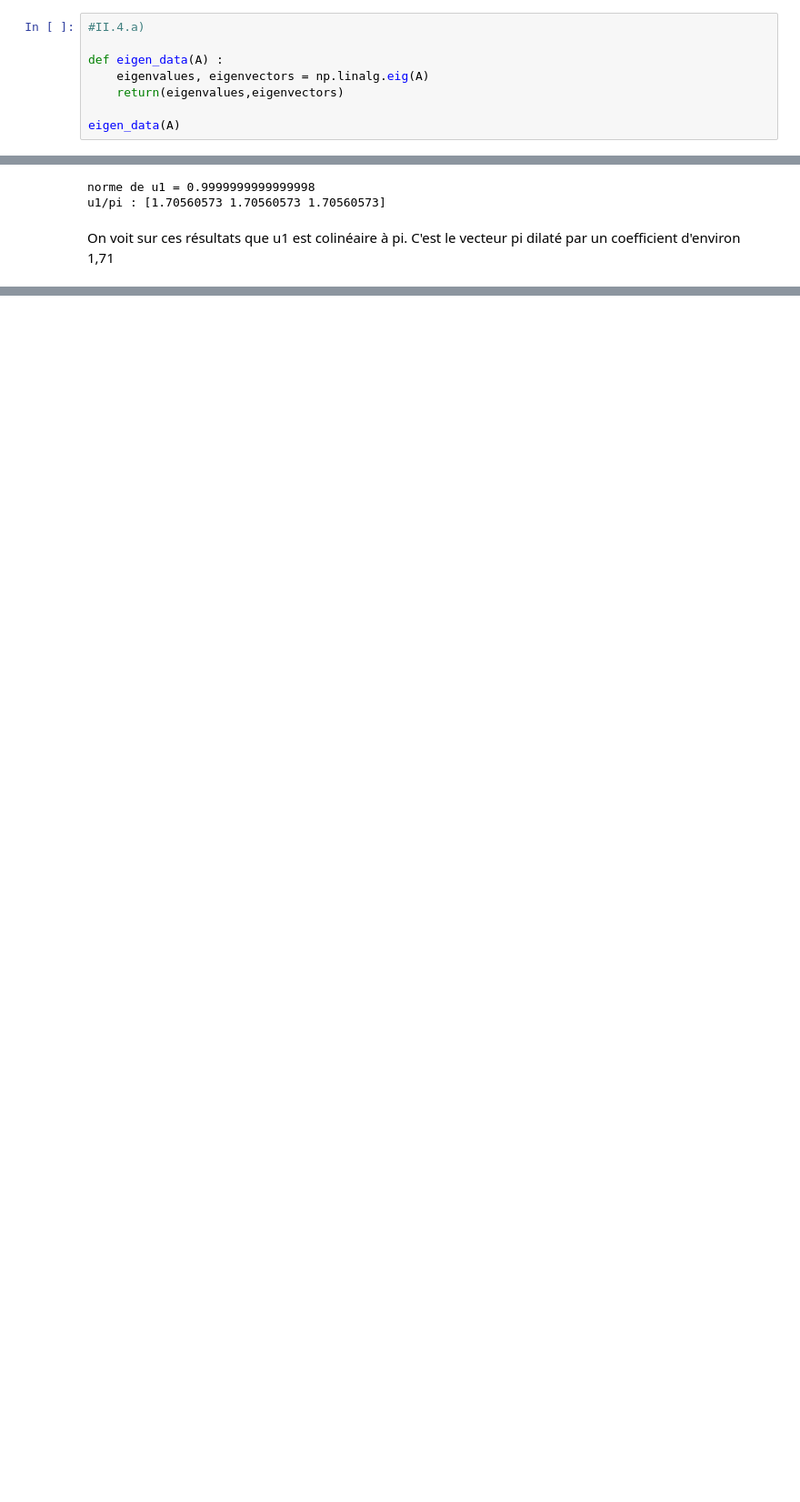
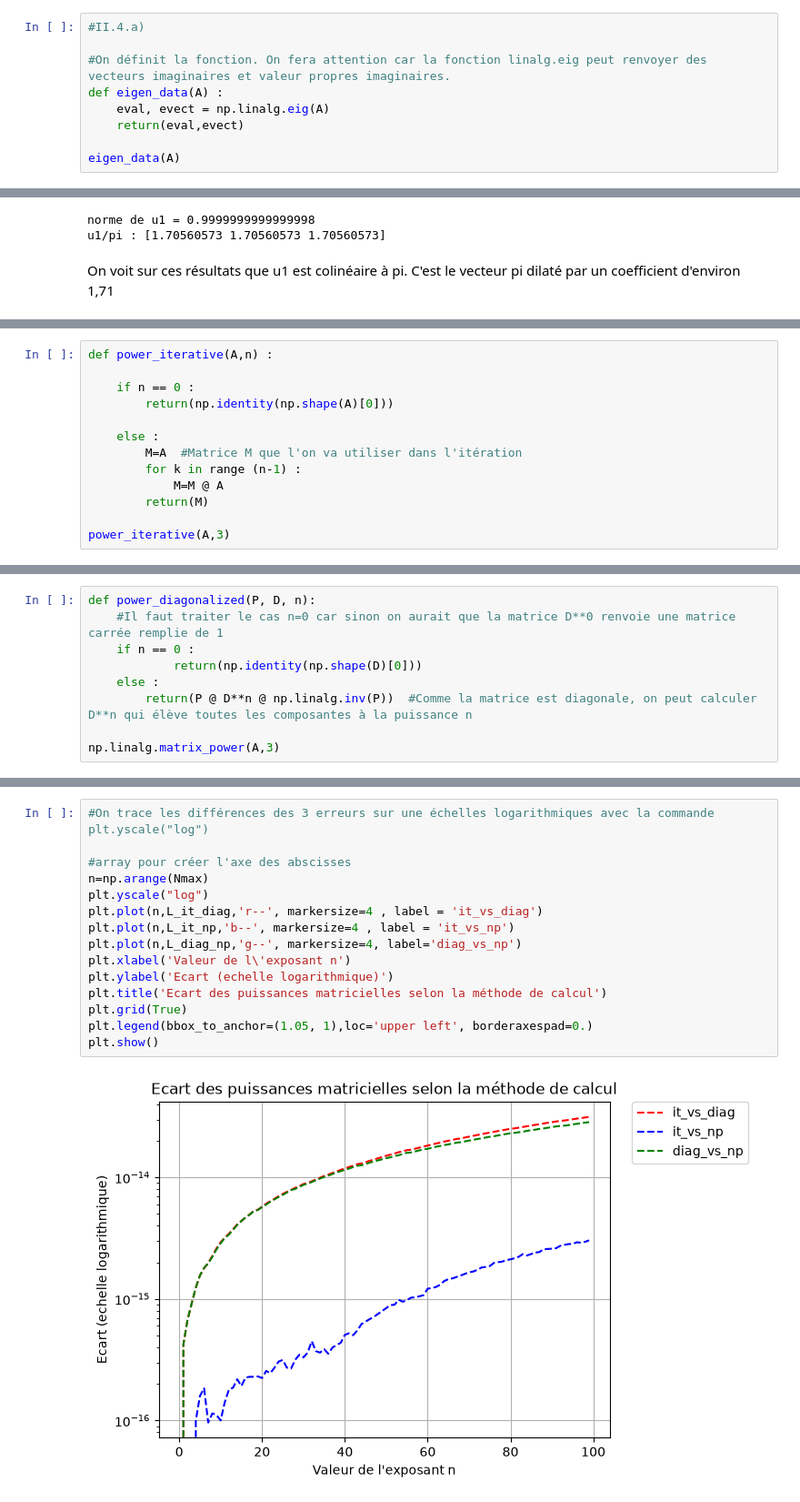
Before and after one commit to valbesnard/vbesnard_adebonet_Projet_Algebre_Lineaire, a Jupyter notebook: Main.ipynb, the cells around one changed output, grey strips where cells are left out. Shown at 91% size. Saved outputs shown, nothing was run; the diff lists cells and outputs as text; blank space fills up the shorter version.

```diff
--- a/Main.ipynb
+++ b/Main.ipynb
@@ -1160,9 +1160,10 @@ plt.show()
 # %%
 #II.4.a)
 
+#On définit la fonction. On fera attention car la fonction linalg.eig peut renvoyer des vecteurs imaginaires et valeur propres imaginaires.
 def eigen_data(A) :
-    eigenvalues, eigenvectors = np.linalg.eig(A)
-    return(eigenvalues,eigenvectors)
+    eval, evect = np.linalg.eig(A)
+    return(eval,evect)
 
 eigen_data(A)
 # %% [output]
@@ -1225,0 +1283,13 @@ On a :
+# %%
+def power_iterative(A,n) :
+
+    if n == 0 :
+        return(np.identity(np.shape(A)[0]))
+
+    else :
+        M=A  #Matrice M que l'on va utiliser dans l'itération
+        for k in range (n-1) :
+            M=M @ A
+        return(M)
+
+power_iterative(A,3)
@@ -1225,0 +1302,9 @@ On a :
+# %%
+def power_diagonalized(P, D, n):
+    #Il faut traiter le cas n=0 car sinon on aurait que la matrice D**0 renvoie une matrice carrée remplie de 1
+    if n == 0 :
+            return(np.identity(np.shape(D)[0]))
+    else :
+        return(P @ D**n @ np.linalg.inv(P))  #Comme la matrice est diagonale, on peut calculer D**n qui élève toutes les composantes à la puissance n
+
+np.linalg.matrix_power(A,3)
@@ -1225,0 +1387,17 @@ On a :
+# %%
+#On trace les différences des 3 erreurs sur une échelles logarithmiques avec la commande plt.yscale("log")
+
+#array pour créer l'axe des abscisses
+n=np.arange(Nmax)
+plt.yscale("log")
+plt.plot(n,L_it_diag,'r--', markersize=4 , label = 'it_vs_diag')
+plt.plot(n,L_it_np,'b--', markersize=4 , label = 'it_vs_np')
+plt.plot(n,L_diag_np,'g--', markersize=4, label='diag_vs_np')
+plt.xlabel('Valeur de l\'exposant n')
+plt.ylabel('Ecart (echelle logarithmique)')
+plt.title('Ecart des puissances matricielles selon la méthode de calcul')
+plt.grid(True)
+plt.legend(bbox_to_anchor=(1.05, 1),loc='upper left', borderaxespad=0.)
+plt.show()
+# %% [output]
+[figure, added]
```
Also changed, not shown: parts of 26 cells of this notebook.
